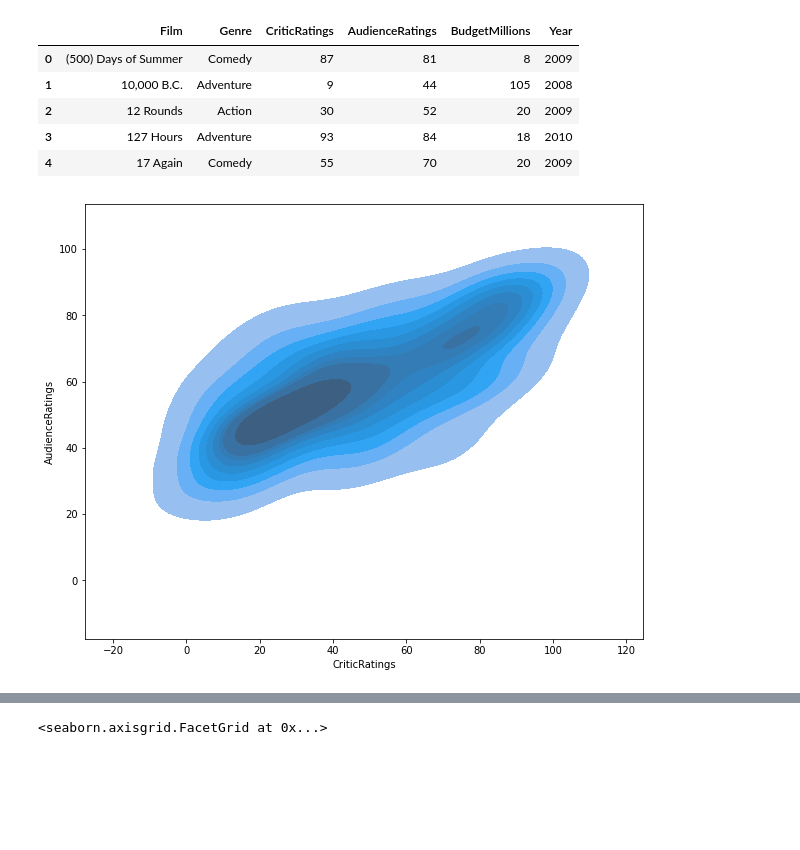
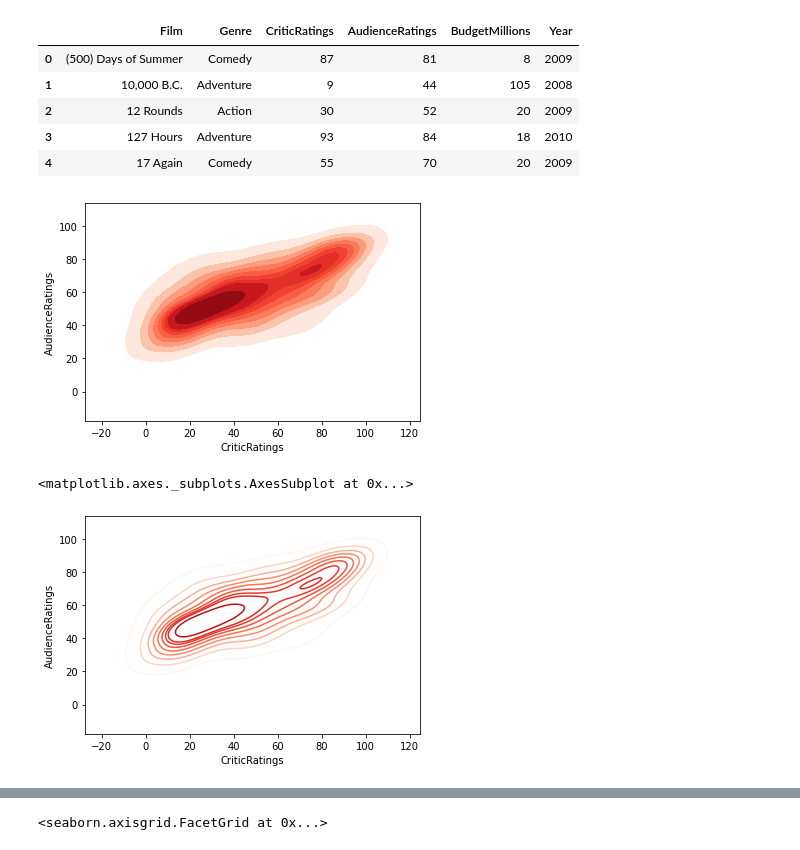
Before and after one commit to Leandro-Oak/PYTHON, a Jupyter notebook: Visualization_Udemy.ipynb, the cells around one changed output, grey strips where cells are left out. Saved outputs shown, nothing was run; the diff lists cells and outputs as text; code cells hidden in the pictures; blank space fills up the shorter version.

```diff
--- a/Visualization_Udemy.ipynb
+++ b/Visualization_Udemy.ipynb
@@ -323,10 +336,17 @@ movies.head()
 # %%
 #Same idea of a ScatterPlot but show the density of the data
 
 
-k1 = sns.kdeplot(movies['CriticRatings'],movies['AudienceRatings'], shade=True)
+k1 = sns.kdeplot(movies['CriticRatings'],movies['AudienceRatings'], shade=True,\
+                 shade_lowest=False, cmap='Reds')
 # %% [output]
-[figure, old version]
+[figure, new version]
+# %%
+#version 2
+sns.kdeplot(movies['CriticRatings'],movies['AudienceRatings'], cmap='Reds')
+# %% [output]
+<matplotlib.axes._subplots.AxesSubplot at 0x...>
+[figure, added]
 # %%
 sns.scatterplot(data=movies, x='CriticRatings',y='AudienceRatings', size=7, hue='Genre')
 # %% [output]
```
Also changed, not shown: parts of 21 cells of this notebook.
